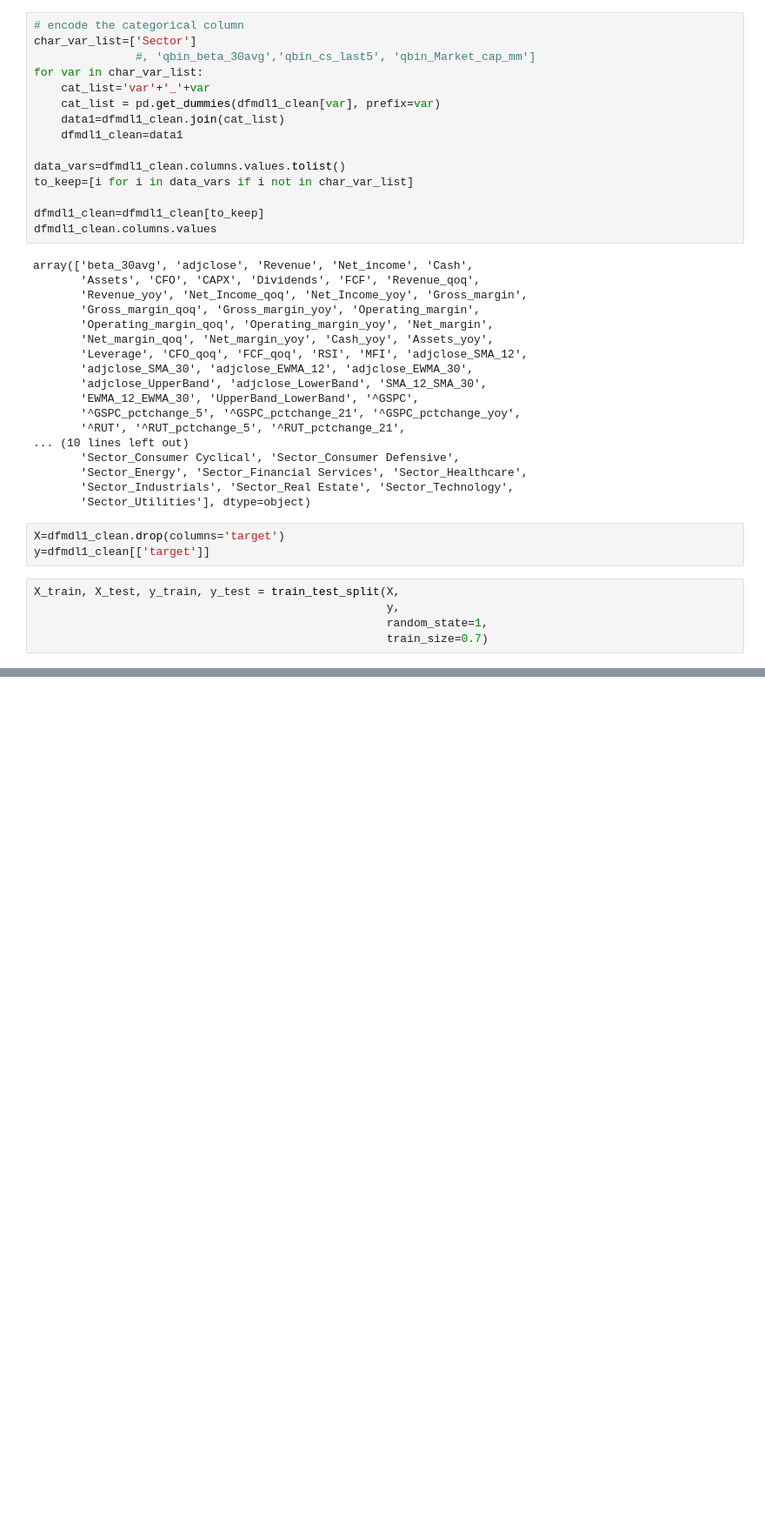
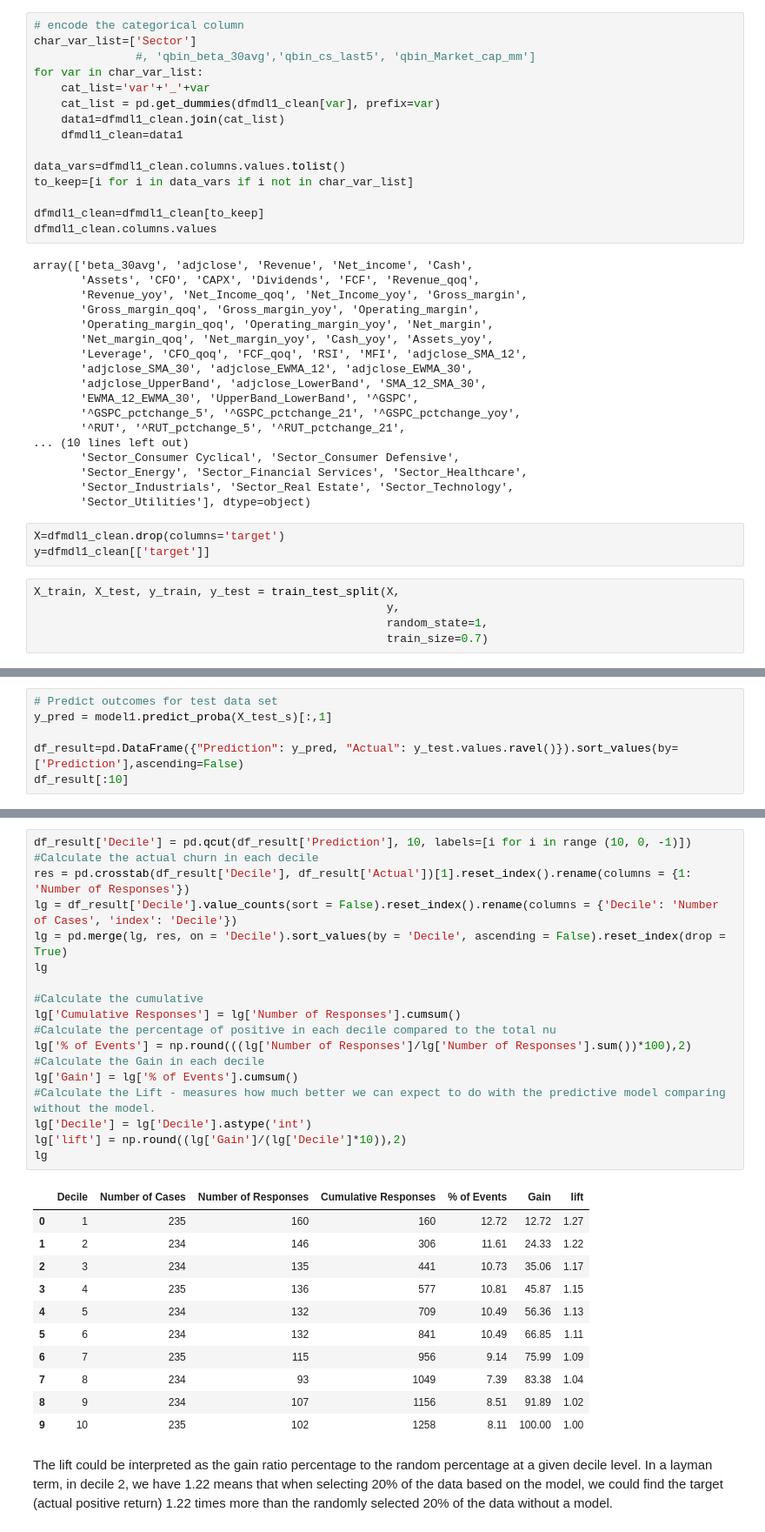
Before and after one commit to Emilio178/Bootcamp-Project2, a Jupyter notebook: 05_model_fitting.ipynb, the cells around one changed output, grey strips where cells are left out. Shown at 87% size. Saved outputs shown, nothing was run; the diff lists cells and outputs as text; blank space fills up the shorter version.

```diff
--- a/05_model_fitting.ipynb
+++ b/05_model_fitting.ipynb
@@ -261,0 +401,6 @@ ValueError: could not convert string to float: 'Software—Application'
+# %%
+# Predict outcomes for test data set
+y_pred = model1.predict_proba(X_test_s)[:,1]
+
+df_result=pd.DataFrame({"Prediction": y_pred, "Actual": y_test.values.ravel()}).sort_values(by=['Prediction'],ascending=False)
+df_result[:10]
@@ -261,0 +419,32 @@ ValueError: could not convert string to float: 'Software—Application'
+# %%
+df_result['Decile'] = pd.qcut(df_result['Prediction'], 10, labels=[i for i in range (10, 0, -1)])
+#Calculate the actual churn in each decile
+res = pd.crosstab(df_result['Decile'], df_result['Actual'])[1].reset_index().rename(columns = {1: 'Number of Responses'})
+lg = df_result['Decile'].value_counts(sort = False).reset_index().rename(columns = {'Decile': 'Number of Cases', 'index': 'Decile'})
+lg = pd.merge(lg, res, on = 'Decile').sort_values(by = 'Decile', ascending = False).reset_index(drop = True)
+lg
+
+#Calculate the cumulative
+lg['Cumulative Responses'] = lg['Number of Responses'].cumsum()
+#Calculate the percentage of positive in each decile compared to the total nu
+lg['% of Events'] = np.round(((lg['Number of Responses']/lg['Number of Responses'].sum())*100),2)
+#Calculate the Gain in each decile
+lg['Gain'] = lg['% of Events'].cumsum()
+#Calculate the Lift - measures how much better we can expect to do with the predictive model comparing without the model.
+lg['Decile'] = lg['Decile'].astype('int')
+lg['lift'] = np.round((lg['Gain']/(lg['Decile']*10)),2)
+lg
+# %% [output]
+|  | Decile | Number of Cases | Number of Responses | Cumulative Responses | % of Events | Gain | lift |
+| 0 | 1 | 235 | 160 | 160 | 12.72 | 12.72 | 1.27 |
+| 1 | 2 | 234 | 146 | 306 | 11.61 | 24.33 | 1.22 |
+| 2 | 3 | 234 | 135 | 441 | 10.73 | 35.06 | 1.17 |
+| 3 | 4 | 235 | 136 | 577 | 10.81 | 45.87 | 1.15 |
+| 4 | 5 | 234 | 132 | 709 | 10.49 | 56.36 | 1.13 |
+| 5 | 6 | 234 | 132 | 841 | 10.49 | 66.85 | 1.11 |
+| 6 | 7 | 235 | 115 | 956 | 9.14 | 75.99 | 1.09 |
+| 7 | 8 | 234 | 93 | 1049 | 7.39 | 83.38 | 1.04 |
+| 8 | 9 | 234 | 107 | 1156 | 8.51 | 91.89 | 1.02 |
+| 9 | 10 | 235 | 102 | 1258 | 8.11 | 100.00 | 1.00 |
+# %% [markdown]
+The lift could be interpreted as the gain ratio percentage to the random percentage at a given decile level. In a layman term, in decile 2, we have 1.22 means that when selecting 20% of the data based on the model, we could find the target (actual positive return) 1.22 times more than the randomly selected 20% of the data without a model.
```
Also changed, not shown: parts of 27 cells of this notebook.
